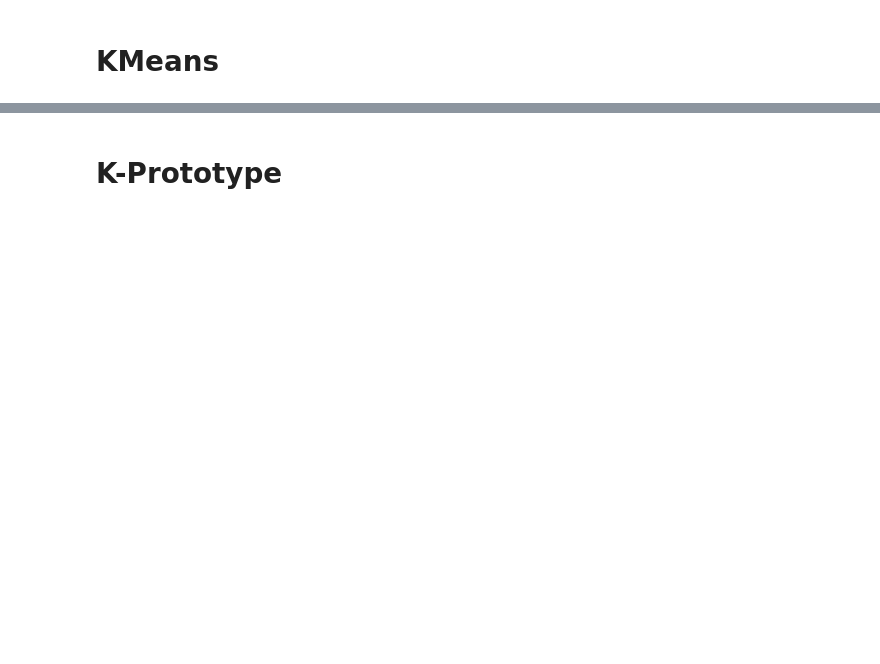
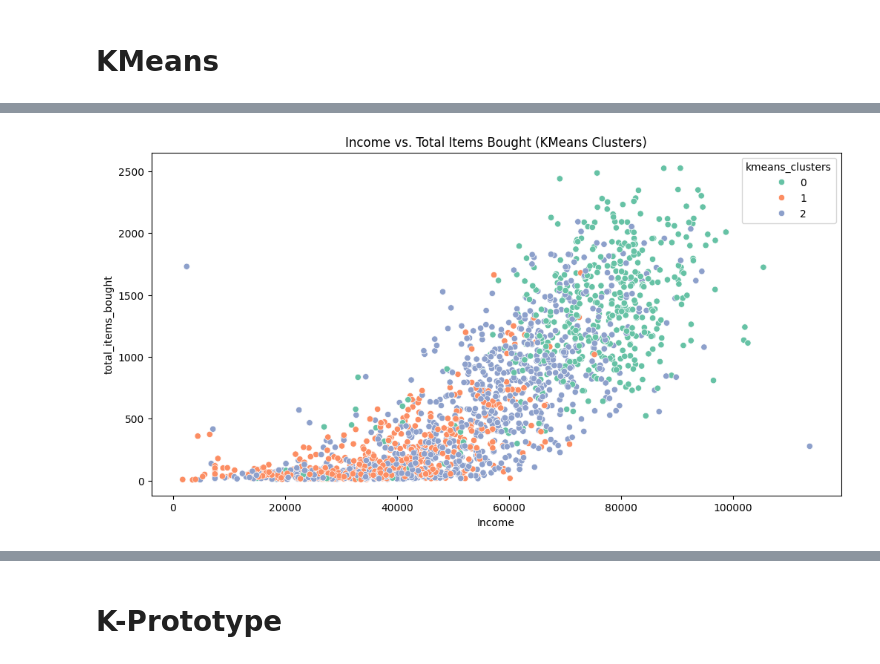
Before and after one commit to monateja9999/deep_learning_and_its_applications, a Jupyter notebook: HW1/Part1/Kmeans_KNN.ipynb, the cells around one changed output, grey strips where cells are left out. Drawn from its saved outputs; the diff is of its cells as text; code cells hidden in the pictures; blank space fills up the shorter version.

```diff
--- a/HW1/Part1/Kmeans_KNN.ipynb
+++ b/HW1/Part1/Kmeans_KNN.ipynb
@@ -498,24 +638,28 @@ plt.show()
 # %%
 # Choose the appropriate number of clusters and perform the final clustering
 # 2 Points
 # TODO ===== YOUR CODE HERE =====
+
+k_final = 3  # Selection based on the elbow method
 
 # TODO ==========================
 kmeans_final = KMeans(n_clusters=k_final, random_state=0)
 clusters_kmeans = kmeans_final.fit_predict(df_kmeans_scaled)
 
 # Add the new cluster labels back to the original DataFrame
 market['kmeans_clusters'] = clusters_kmeans
 
 # Visualization (example: Income vs total_items_bought)
 plt.figure(figsize=(12, 6))
 sns.scatterplot(
     x='Income',
     y='total_items_bought',
     data=market,
     hue='kmeans_clusters',
     palette='Set2'
 )
 plt.title('Income vs. Total Items Bought (KMeans Clusters)')
 plt.show()
+# %% [output]
+[figure, added]
 # %%
```
Also changed, not shown: parts of 36 cells of this notebook.
